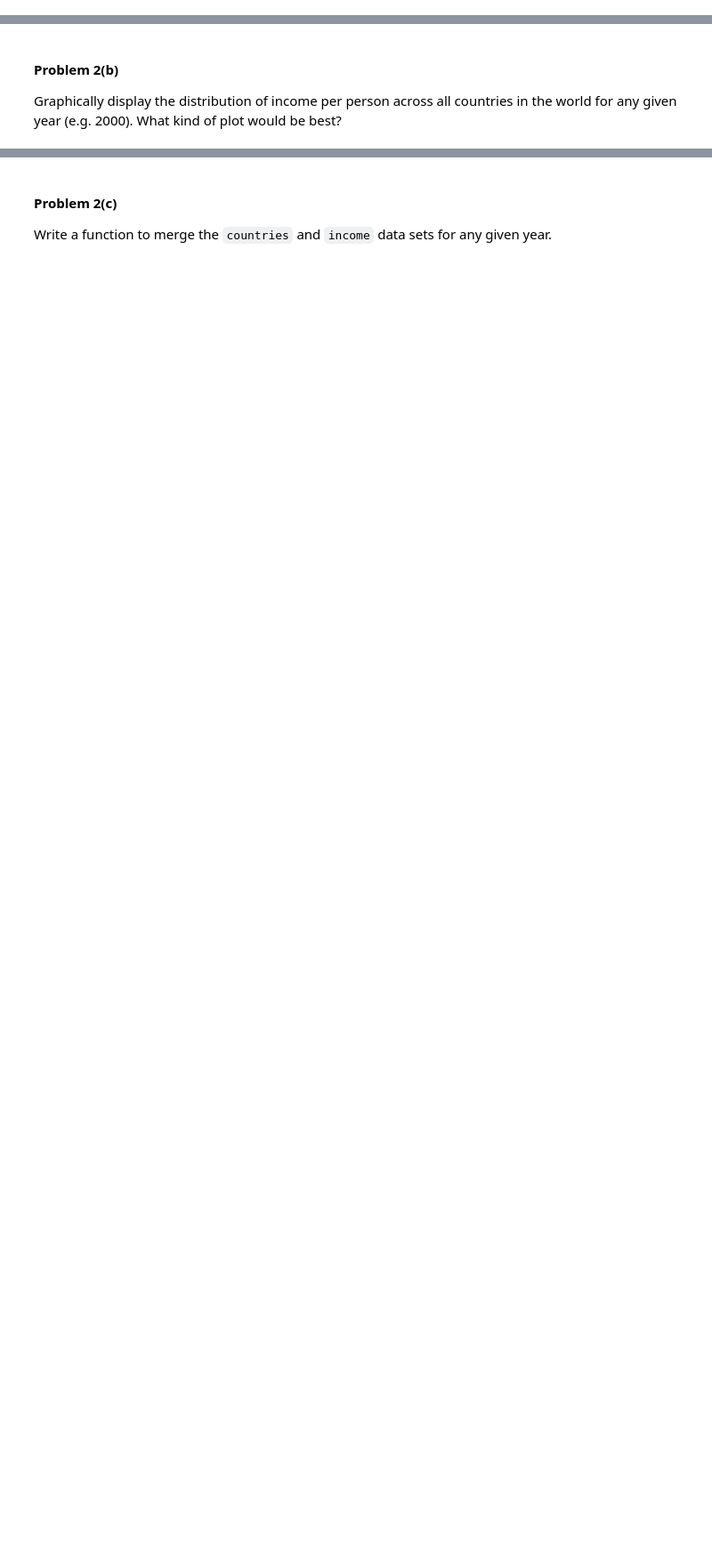
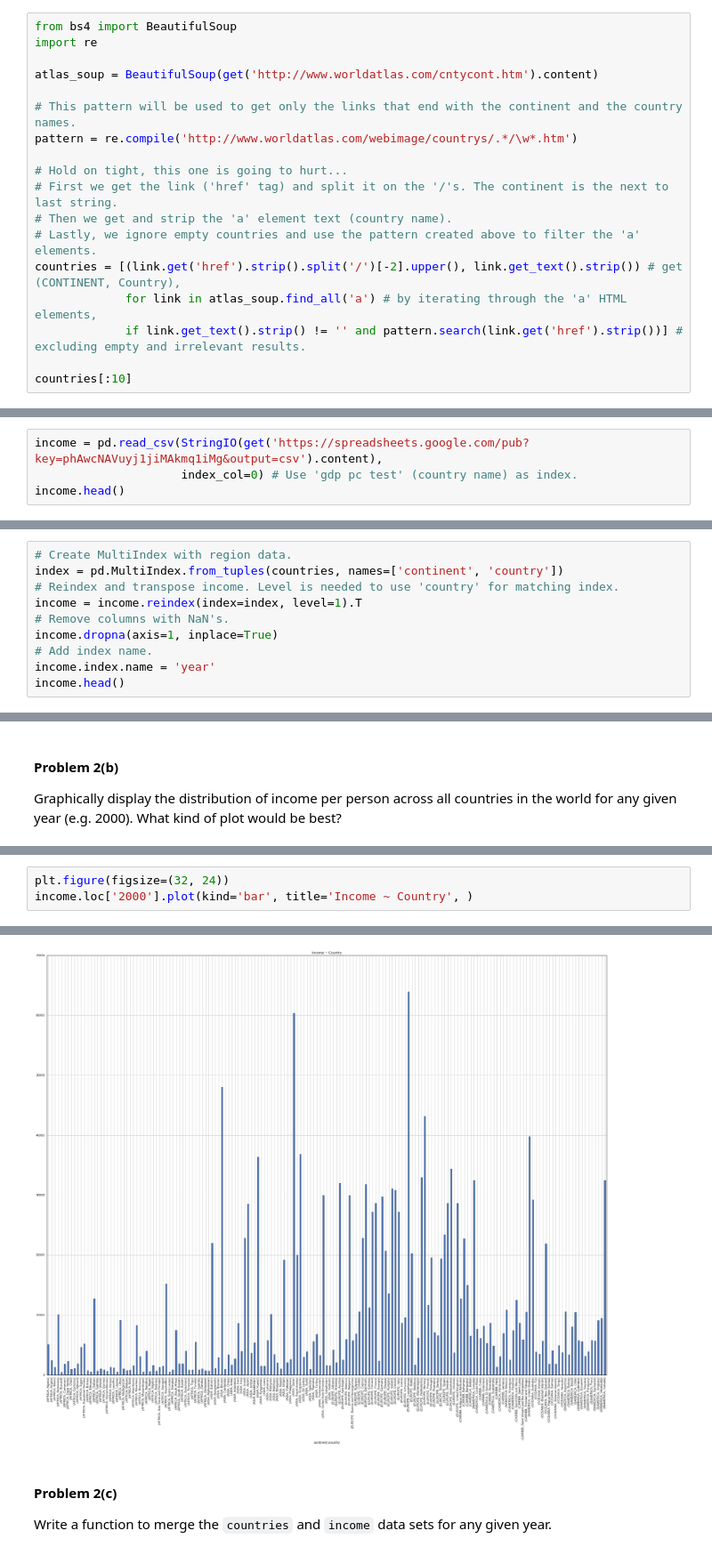
Before and after one commit to SurShank/cs109-1, a Jupyter notebook: HW1.ipynb, the cells around one changed output, grey strips where cells are left out. Shown at 89% size. Saved outputs shown, nothing was run; the diff lists cells and outputs as text; blank space fills up the shorter version.

```diff
--- a/HW1.ipynb
+++ b/HW1.ipynb
@@ -281,0 +310,18 @@ Using the list of countries by continent from [World Atlas](http://www.worldatla
+# %%
+from bs4 import BeautifulSoup
+import re
+
+atlas_soup = BeautifulSoup(get('http://www.worldatlas.com/cntycont.htm').content)
+
+# This pattern will be used to get only the links that end with the continent and the country names.
+pattern = re.compile('http://www.worldatlas.com/webimage/countrys/.*/\w*.htm')
+
+# Hold on tight, this one is going to hurt...
+# First we get the link ('href' tag) and split it on the '/'s. The continent is the next to last string.
+# Then we get and strip the 'a' element text (country name).
+# Lastly, we ignore empty countries and use the pattern created above to filter the 'a' elements.
+countries = [(link.get('href').strip().split('/')[-2].upper(), link.get_text().strip()) # get (CONTINENT, Country),
+             for link in atlas_soup.find_all('a') # by iterating through the 'a' HTML elements,
+             if link.get_text().strip() != '' and pattern.search(link.get('href').strip())] # excluding empty and irrelevant results.
+
+countries[:10]
@@ -287,0 +343,4 @@ Using the [data available on Gapminder](http://www.gapminder.org/data/), load in
+# %%
+income = pd.read_csv(StringIO(get('https://spreadsheets.google.com/pub?key=phAwcNAVuyj1jiMAkmq1iMg&output=csv').content),
+                     index_col=0) # Use 'gdp pc test' (country name) as index.
+income.head()
@@ -291,0 +358,10 @@ Transform the data set to have years as the rows and countries as the columns. S
+# %%
+# Create MultiIndex with region data.
+index = pd.MultiIndex.from_tuples(countries, names=['continent', 'country'])
+# Reindex and transpose income. Level is needed to use 'country' for matching index.
+income = income.reindex(index=index, level=1).T
+# Remove columns with NaN's.
+income.dropna(axis=1, inplace=True)
+# Add index name.
+income.index.name = 'year'
+income.head()
@@ -297,0 +382,4 @@ Graphically display the distribution of income per person across all countries i
+# %%
+plt.figure(figsize=(32, 24))
+income.loc['2000'].plot(kind='bar', title='Income ~ Country', )
+# %% [output]
@@ -298,3 +387,4 @@ Graphically display the distribution of income per person across all countries i
+[figure, added]
 # %% [markdown]
 #### Problem 2(c)
 
```
Also changed, not shown: parts of 20 cells of this notebook, 1 other file.
